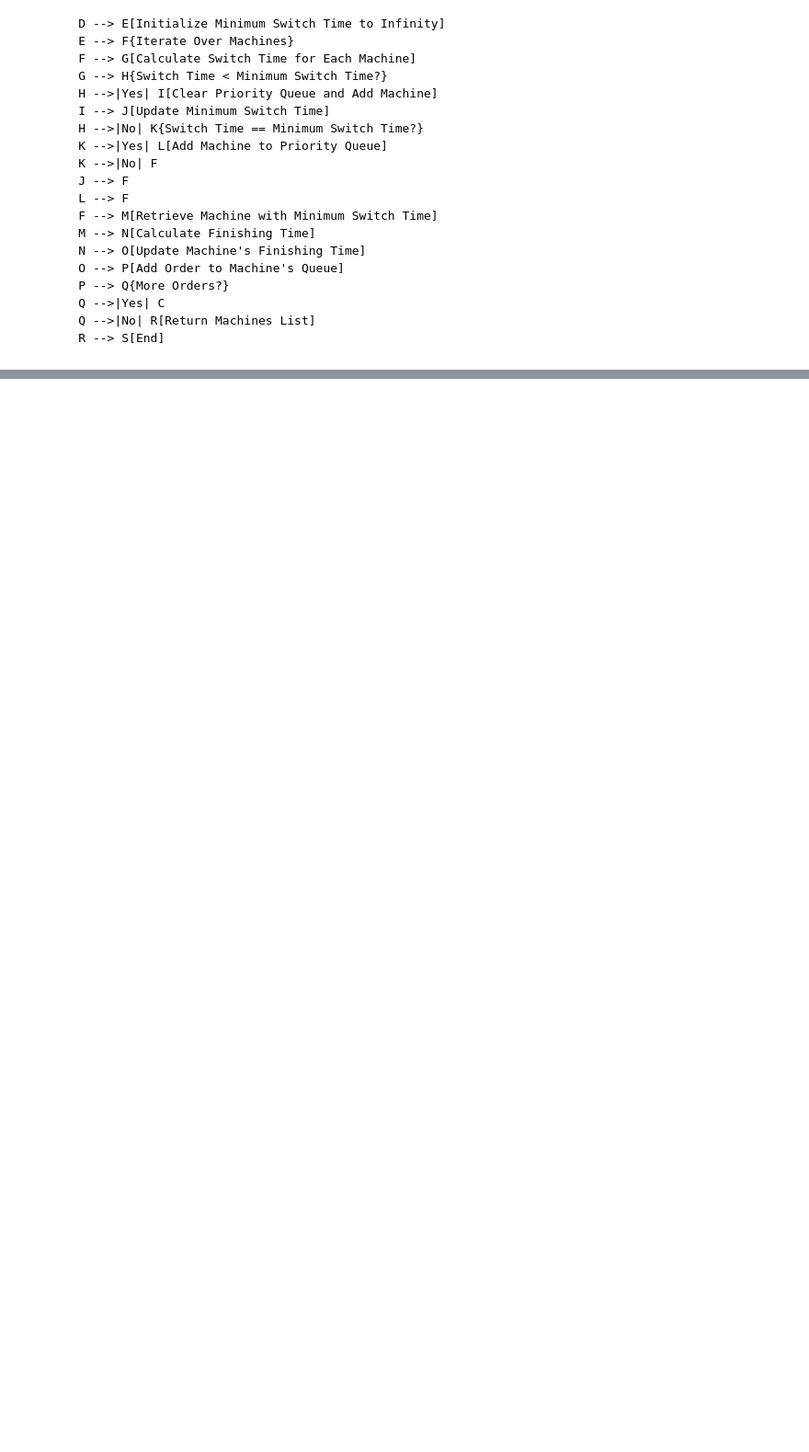
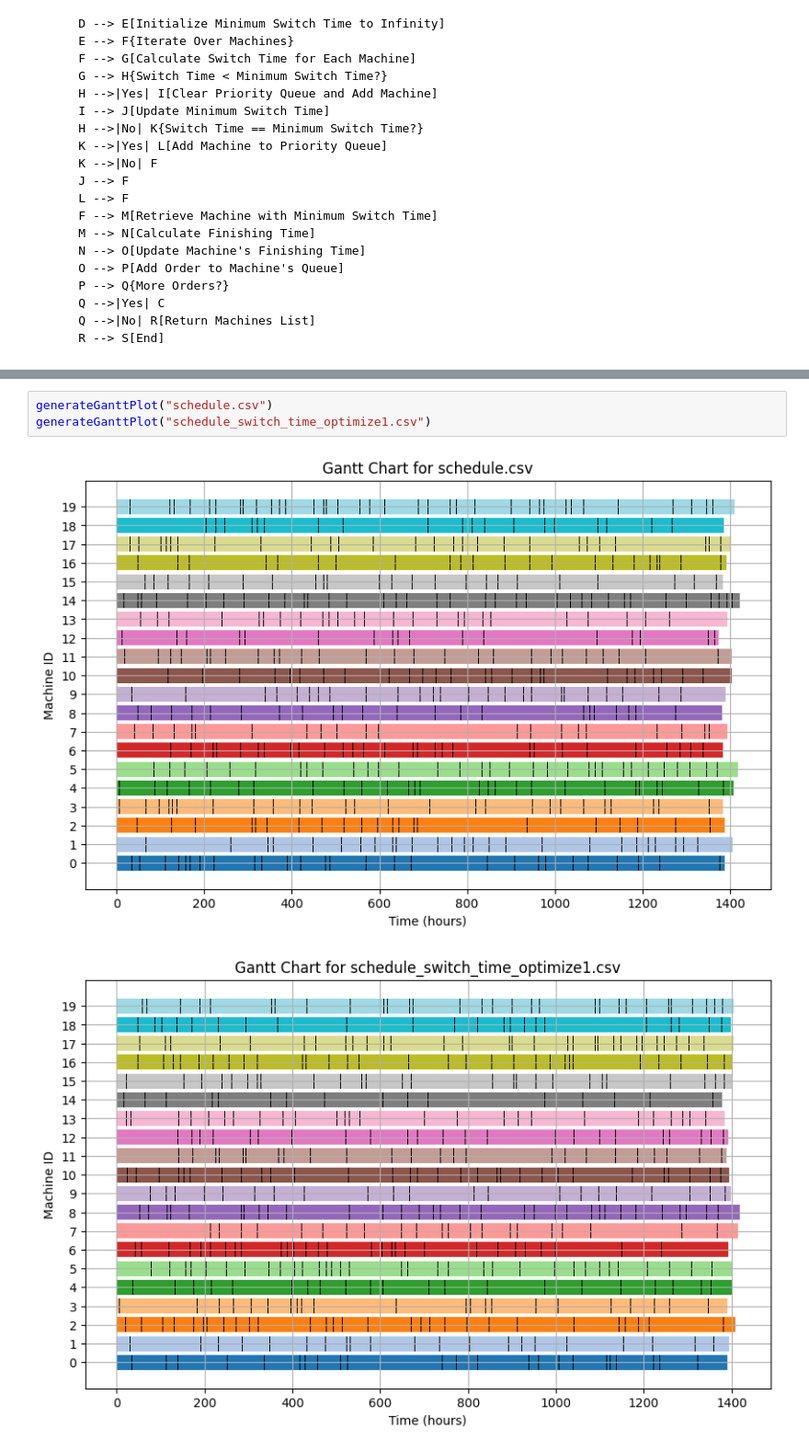
Before and after one commit to RPIFisherman/APS-MES, a Jupyter notebook: APS-demo.ipynb, the cells around one changed output, grey strips where cells are left out. Shown at 92% size. Cells and saved outputs as stored; diff of their text form; blank space fills up the shorter version.

```diff
--- a/APS-demo.ipynb
+++ b/APS-demo.ipynb
@@ -1535,0 +1603,6 @@ flowchart TD
+# %%
+generateGanttPlot("schedule.csv")
+generateGanttPlot("schedule_switch_time_optimize1.csv")
+# %% [output]
+[figure, added]
+[figure, added]
```
Also changed, not shown: parts of 3 cells of this notebook, 6 other files.
